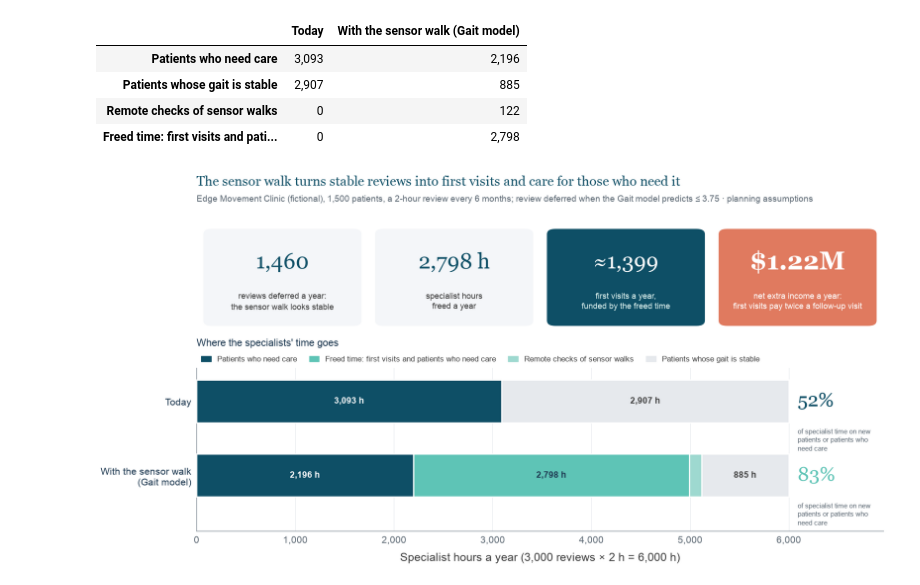
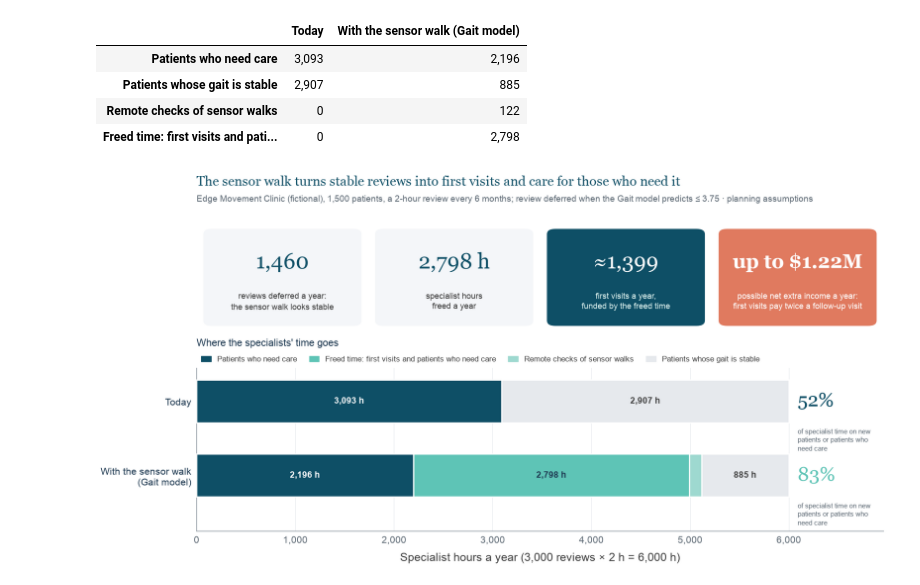
Before and after one commit to aajala3/edge-clinic-gait-model, a Jupyter notebook: gait_model.ipynb, the cells around one changed output. Cells and saved outputs as stored; diff of their text form; code cells hidden in the pictures.

Commit message:
Impact: 'up to $1.22M' (income assumes every freed hour becomes a first visit)
Co-Authored-By: Claude Opus 5.5 <noreply@anthropic.com>

```diff
--- a/gait_model.ipynb
+++ b/gait_model.ipynb
@@ -1074,12 +1074,12 @@ def impact_figure(title=True):
              (f"{hours_freed:,.0f} h", "specialist hours\nfreed a year", D.CARD, D.DARK_TEAL, D.TEXT, "none"),
              (f"≈{first_visits:,.0f}", f"first visits a year,\nfunded by the freed time",
               D.DARK_TEAL, D.WHITE, D.MINT, "none"),
-             (f"${money['Net extra income to the clinic'] / 1e6:,.2f}M", "net extra income a year:\nfirst visits pay twice a follow-up visit",
+             (f"up to ${money['Net extra income to the clinic'] / 1e6:,.2f}M", "possible net extra income a year:\nfirst visits pay twice a follow-up visit",
               D.CORAL, D.WHITE, D.WHITE, "none")]
     for j, (big, small, fc, tc, sc, ec) in enumerate(cards):
         top.add_patch(FancyBboxPatch((j + 0.04, 0.04), 0.92, 0.92, boxstyle="round,pad=0,rounding_size=0.05",
                                      fc=fc, ec=ec, lw=2.2))
-        top.text(j + 0.5, 0.64, big, ha="center", va="center", fontsize=40 if j == 3 else 34, color=tc, family="serif",
+        top.text(j + 0.5, 0.64, big, ha="center", va="center", fontsize=31 if j == 3 else 34, color=tc, family="serif",
                  fontweight="bold" if j == 3 else "normal")
         top.text(j + 0.5, 0.27, small, ha="center", va="center", fontsize=13, color=sc, linespacing=1.3)
 
@@ -1106,34 +1106,34 @@ def impact_figure(title=True):
     for r, col in enumerate(rows):
         ax.text(total * 1.015, r, f"{share[col]:.0%}", ha="left", va="center", fontsize=30, family="serif",
                 color=D.DARK_TEAL if col == "Today" else D.TEAL)
         ax.text(total * 1.015, r - 0.36, "of specialist time on new\npatients or patients who\nneed care", ha="left", va="top",
                 fontsize=11, color=D.TEXT_2, linespacing=1.25)
     ax.set_yticks(range(len(rows)))
     ax.set_yticklabels([r.replace(" (", "\n(") for r in rows], fontsize=15, color=D.NAVY, linespacing=1.3)
     ax.set_xlim(0, total * 1.16); ax.set_ylim(-0.75, 1.45)
     ax.set_xlabel(f"Specialist hours a year ({reviews:,} reviews × {REVIEW_MIN / 60:g} h = {total:,.0f} h)")
     ax.set_title("Where the specialists' time goes", loc="left", fontsize=16, color=D.NAVY, pad=34)
     ax.grid(axis="y", visible=False)
     ax.legend(handles=[Patch(color=c, label=n) for n, c, _ in segs], loc="lower left", bbox_to_anchor=(0, 1.0),
               ncol=4, fontsize=12, handlelength=1.3, columnspacing=1.6, borderaxespad=0.2)
     ax.xaxis.set_major_formatter(plt.FuncFormatter(lambda v, _: f"{v:,.0f}"))
     if title:
         D.title_block(fig, "The sensor walk turns stable reviews into first visits and care for those who need it",
                       f"Edge Movement Clinic (fictional), {PATIENTS:,} patients, a {REVIEW_MIN / 60:g}-hour review every "
                       f"6 months; review deferred when the Gait model predicts ≤ {gait_threshold:g} · planning assumptions",
                       x=0.03, top=0.985)
     return fig
 
 
 with deck_style.context():
     fig = impact_figure(title=True)
     deck_style.save(fig, "gc_impact")
     slide = impact_figure(title=False)
     deck_style.save(slide, "gc_impact_slide")
     plt.close(slide)
     plt.show()
 # %% [output]
-[figure, old version]
+[figure, new version]
 # %% [markdown]
 ## 11. Summary
 
```
Also changed, not shown: parts of 1 cell of this notebook, 27 other files.
